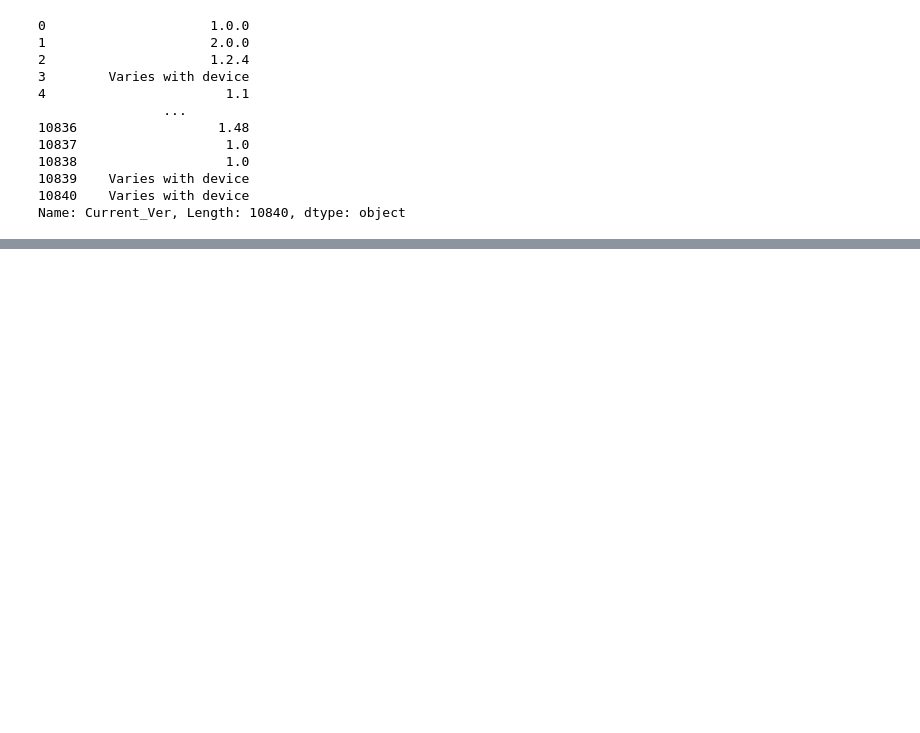
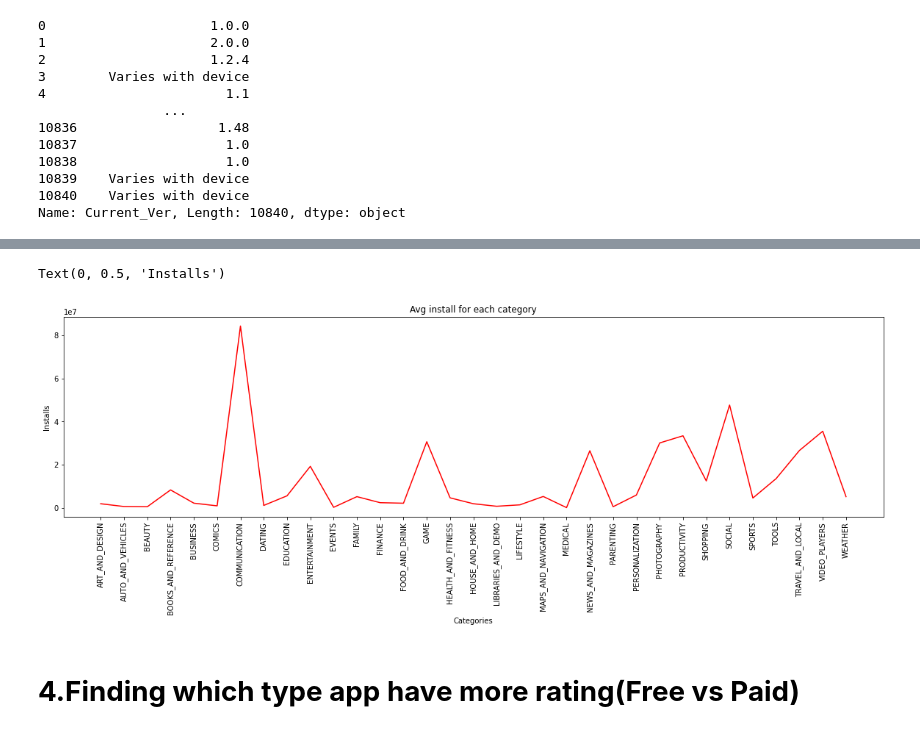
Before and after one commit to preetikhullbe/play-store-app-review, a Jupyter notebook: Preeti_Playstore_Review_EDA_project.ipynb, the cells around one changed output, grey strips where cells are left out. Drawn from its saved outputs; the diff is of its cells as text; code cells hidden in the pictures; blank space fills up the shorter version.

```diff
--- a/Preeti_Playstore_Review_EDA_project.ipynb
+++ b/Preeti_Playstore_Review_EDA_project.ipynb
@@ -693,0 +822,13 @@ playstore_df['Size'] =playstore_df['Size'].astype(float)
+# %%
+#finding which Category has maximum app install
+plt.figure(figsize=(20,5))
+plt.plot(df_install, color='r')
+plt.xticks(rotation=90)
+plt.title('Avg install for each category')
+plt.xlabel('Categories')
+plt.ylabel('Installs')
+# %% [output]
+Text(0, 0.5, 'Installs')
+[figure, added]
+# %% [markdown]
+# **4.Finding which type app have more rating(Free vs Paid)**
```
Also changed, not shown: parts of 58 cells of this notebook.
